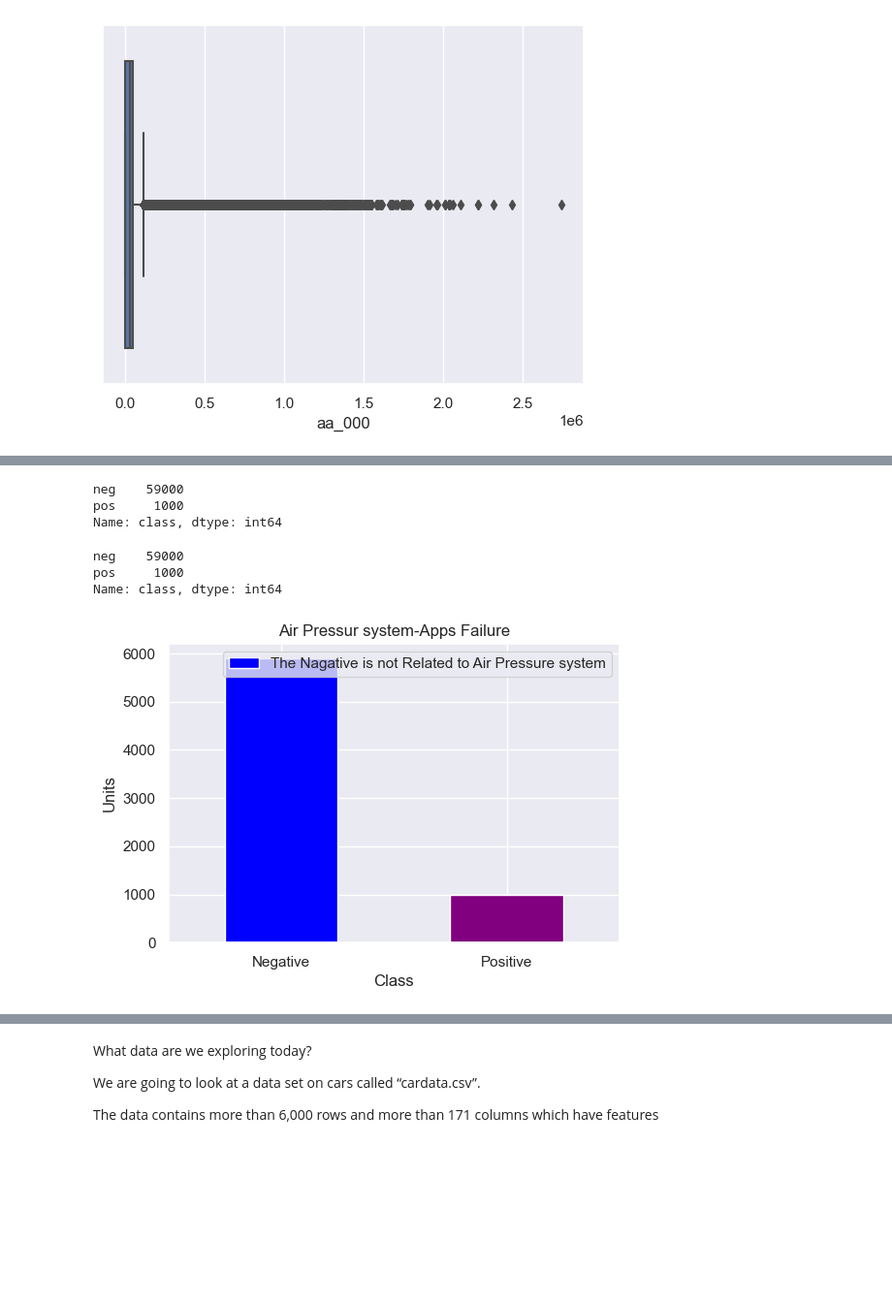
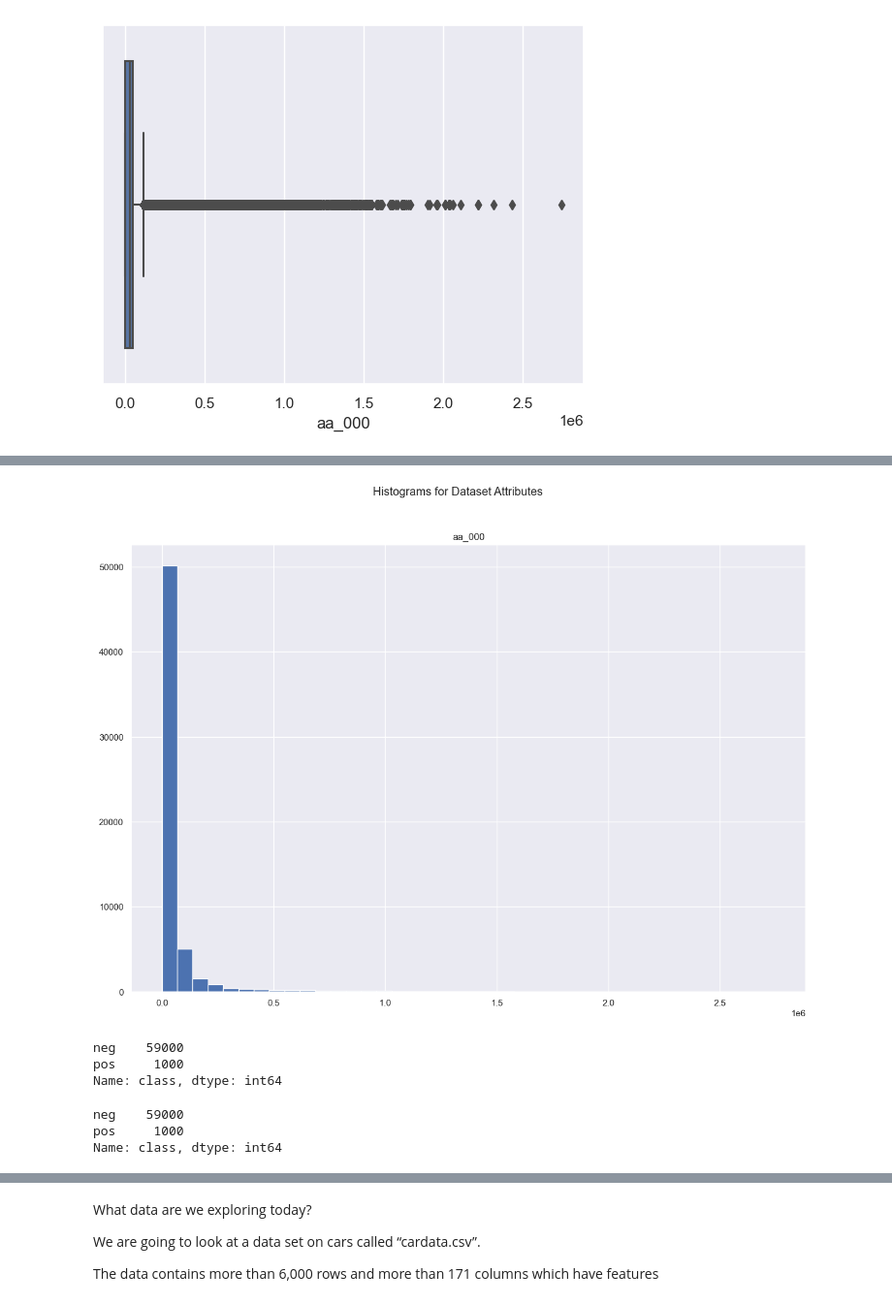
Before and after one commit to sba23416/SBA23416-Data_PreP_CA1, a Jupyter notebook: HodanMohamedAbdi_DataPrepHDip_CA1.ipynb, the cells around one changed output, grey strips where cells are left out. Shown at 97% size. Cells and saved outputs as stored; diff of their text form; code cells hidden in the pictures; blank space fills up the shorter version.

Commit message:
finalising, proof reading and changing dataset cleaning notes

```diff
--- a/HodanMohamedAbdi_DataPrepHDip_CA1.ipynb
+++ b/HodanMohamedAbdi_DataPrepHDip_CA1.ipynb
@@ -263,25 +266,7 @@ sns.boxplot(x=aps_failure_df['ee_008'])
-# %%
-aps_failure_df["class"].value_counts()
-# %% [output]
-neg    59000
-pos     1000
-Name: class, dtype: int64
-# %%
-class_count = aps_failure_df["class"].value_counts()
-print(class_count)
-# %% [output]
-neg    59000
-pos     1000
-Name: class, dtype: int64
-# %%
-class_counts = pd.Series([5900, 1000], index=['Negative', 'Positive'])
-plt.figure(figsize=(6, 4))
-class_counts.plot(kind= 'bar', color=['Blue', 'purple'])
-plt.xlabel('Class')
-plt.ylabel('Units')
-plt.title('Air Pressur system-Apps Failure')
-plt.xticks(range(len(class_count.index)), ['Negative', 'Positive'], rotation=0)
-plt.legend(['The Nagative is not Related to Air Pressure system'])
-plt.show()
-# %% [output]
-[figure, removed]
+# %%
+aps_failure_df = pd.read_csv("aps_failure_set (2).csv")
+aps_failure_df.hist(bins=40, figsize=(15, 10))
+plt.suptitle("Histograms for Dataset Attributes")
+plt.show()
+# %% [output]
+[figure, added]
@@ -287,0 +279,13 @@ plt.show()
+# %%
+aps_failure_df["class"].value_counts()
+# %% [output]
+neg    59000
+pos     1000
+Name: class, dtype: int64
+# %%
+class_count = aps_failure_df["class"].value_counts()
+print(class_count)
+# %% [output]
+neg    59000
+pos     1000
+Name: class, dtype: int64
```
Also changed, not shown: parts of 38 cells of this notebook.
